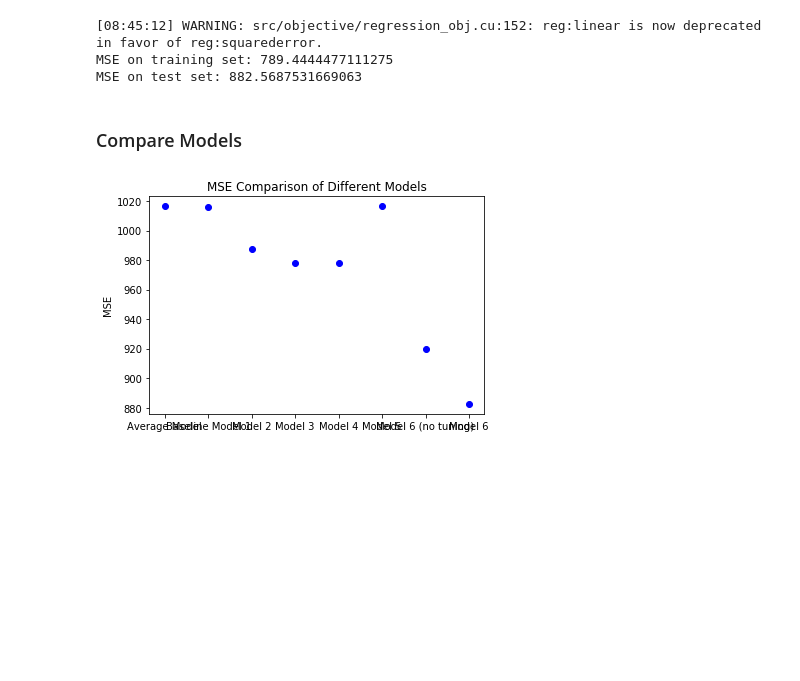
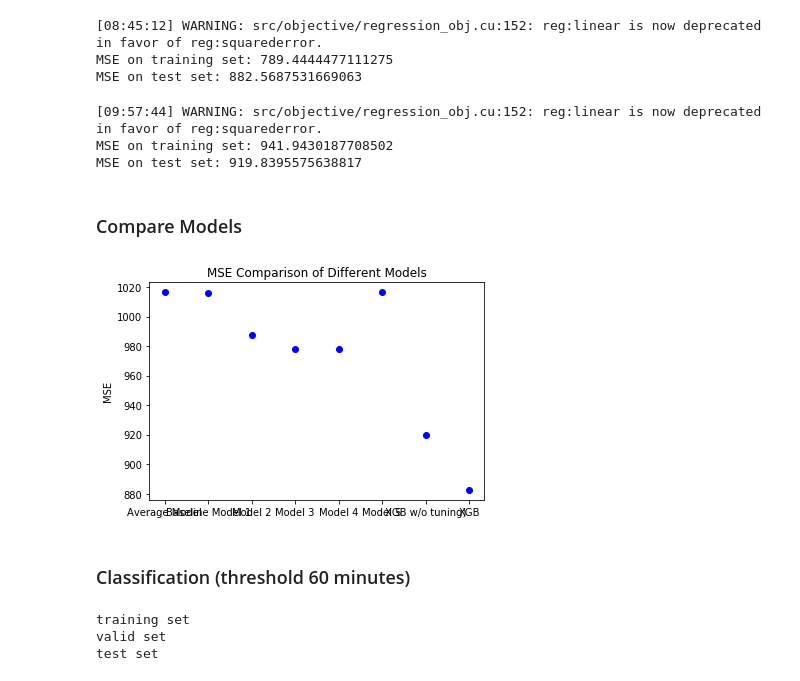
Before and after one commit to jenonds/Jessica, a Jupyter notebook: Assignment 2.ipynb, the cells around one changed output. Drawn from its saved outputs; the diff is of its cells as text; code cells hidden in the pictures; blank space fills up the shorter version.

Commit message:
add classification at 60 minutes

```diff
--- a/Assignment 2.ipynb
+++ b/Assignment 2.ipynb
@@ -928,14 +928,88 @@ print("MSE on test set: " + str(test_accuracy))
 [08:45:12] WARNING: src/objective/regression_obj.cu:152: reg:linear is now deprecated in favor of reg:squarederror.
 MSE on training set: 789.4444477111275
 MSE on test set: 882.5687531669063
+# %%
+# no tuning
+regressor = xgboost.XGBRegressor(seed=1234)
+regressor.fit(np.matrix(Xtrain), np.array(ytrain))
+predictions_train = regressor.predict(np.matrix(Xtrain))
+train_accuracy = MSE(predictions_train, ytrain)
+predictions_test = regressor.predict(np.matrix(Xtest))
+test_accuracy = MSE(predictions_test, ytest)
+print("MSE on training set: " + str(train_accuracy))
+print("MSE on test set: " + str(test_accuracy))
+# %% [output]
+[09:57:44] WARNING: src/objective/regression_obj.cu:152: reg:linear is now deprecated in favor of reg:squarederror.
+MSE on training set: 941.9430187708502
+MSE on test set: 919.8395575638817
 # %% [markdown]
 ### Compare Models
 # %%
-x_vals = ['Average Model', 'Baseline Model 1', 'Model 2', 'Model 3', 'Model 4', 'Model 5', 'Model 6 (no tuning)', 'Model 6']
-y_vals = [1016.4428926186471, 1016.0188813832914, 987.2611475199087, 977.7327252735631, 977.7327765998243, 1016.4428926186471, 919.8395575638817, 882.568]
+x_vals = ['Average Model', 'Baseline Model 1', 'Model 2', 'Model 3', 'Model 4', 'Model 5', 'XGB w/o tuning)', 'XGB']
+y_vals = [1016.4428926186471, 1016.0188813832914, 987.2611475199087, 977.7327252735631, 977.7327765998243, 1016.4428926186471, 919.839, 882.568]
 plt.plot(x_vals, y_vals, 'bo')
 plt.ylabel('MSE')
 plt.title('MSE Comparison of Different Models')
 plt.show()
 # %% [output]
-[figure, old version]
+[figure, new version]
+# %% [markdown]
+### Classification (threshold 60 minutes)
+# %%
+def feature_onehot(datum):
+    airline_feat = [0]*len(airline_encoding)
+    airport_feat = [0]*len(airport_encoding)
+    month_feat = [0]*12
+    day_of_week_feat = [0]*7
+    airport_dst_feat = [0]*len(airport_encoding)
+    dep_time = [0]*4
+    feat = [1] + airline_feat + airport_feat + month_feat + day_of_week_feat + airport_dst_feat + dep_time + [int(datum['PREV_FLIGHT_DELAY'])] + airportGamma[datum['ORIGIN_AIRPORT']] + airportGamma[datum['DESTINATION_AIRPORT']] + airlineGamma[datum['AIRLINE']]
+    ind_airline = airline_encoding[datum['AIRLINE']] + 1
+    ind_airport = airport_encoding[datum['ORIGIN_AIRPORT']] + len(airline_encoding) + 1
+    ind_month = int(datum['MONTH']) + len(airport_encoding) + len(airline_encoding) + 1 - 1
+    ind_day_of_week = int(datum['DAY_OF_WEEK']) + 12 + len(airport_encoding) + len(airline_encoding) + 1 - 1
+    ind_airport_dst = airport_encoding[datum['DESTINATION_AIRPORT']] + 7 + 12 + len(airport_encoding) + len(airline_encoding) + 1
+    ind_dep_time = 0
+    if int(datum['DEPARTURE_TIME']) < 900:
+        ind_dep_time = 0
+    elif int(datum['DEPARTURE_TIME']) < 1100:
+        ind_dep_time = 1
+    elif int(datum['DEPARTURE_TIME']) < 2100:
+        ind_dep_time = 2
+    else:
+        ind_dep_time = 3
+    ind_dep_time = ind_dep_time + len(airport_encoding) + 7 + 12 + len(airport_encoding) + len(airline_encoding) + 1
+    feat[ind_airline] = 1
+    feat[ind_airport] = 1
+    feat[ind_month] = 1
+    feat[ind_day_of_week] = 1
+    feat[ind_airport_dst] = 1
+    feat[ind_dep_time] = 1
+    return feat
+
+thres = 60
+
+def ACC(y_pred, y_true):
+    return sum(y_pred == y_true) / len(y_pred == y_true)
+
+# Training data features
+Xtrain = [feature_onehot(d) for d in train]
+ytrain = [int(d['DEPARTURE_DELAY']) for d in train]
+ctrain = [1 if int(d['DEPARTURE_DELAY']) > thres else 0 for d in train]
+print("training set")
+
+# Valid data features
+Xvalid = [feature_onehot(d) for d in valid]
+yvalid = [int(d['DEPARTURE_DELAY']) for d in valid]
+cvalid = [1 if int(d['DEPARTURE_DELAY']) > thres else 0 for d in valid]
+print("valid set")
+
+# Test data features
+Xtest = [feature_onehot(d) for d in test]
+ytest = [int(d['DEPARTURE_DELAY']) for d in test]
+ctest = [1 if int(d['DEPARTURE_DELAY']) > thres else 0 for d in test]
+print("test set")
+# %% [output]
+training set
+valid set
+test set
```
Also changed, not shown: parts of 2 cells of this notebook.
